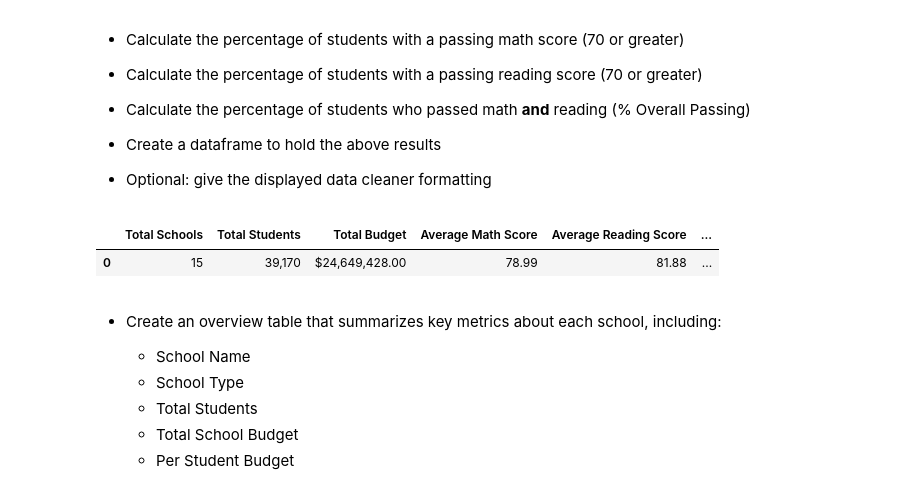
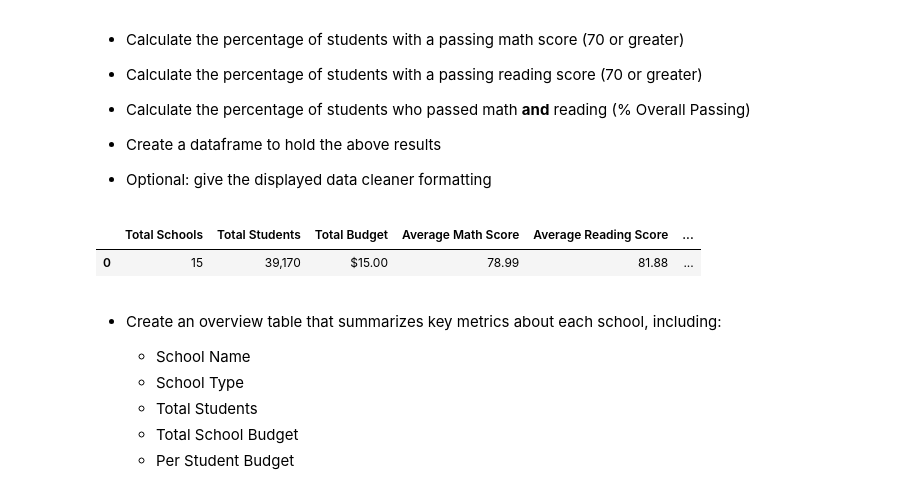
Before and after one commit to beaujeffrey03/pandas-challenge, a Jupyter notebook: PyCitySchools/PyCitySchools.ipynb, the cells around one changed output. Drawn from its saved outputs; the diff is of its cells as text; code cells hidden in the pictures.

```diff
--- a/PyCitySchools/PyCitySchools.ipynb
+++ b/PyCitySchools/PyCitySchools.ipynb
@@ -32,8 +32,8 @@ student_df.head()
 | 4 | 4 | Bonnie Ray | F | 9th | Huang High School | 97 | 84 |
 # %%
 school_df = school_data.rename(columns={"school_name":"School Name",
-                                      "type":"Type",
-                                      "size":"Size",
-                                      "budget":"Budget"})
+                                      "type":"School Type",
+                                      "size":"School Size",
+                                      "budget":"School Budget"})
 school_df.head()
 # %% [output]
@@ -90,46 +97,48 @@ combined_df.head()
 
 * Optional: give the displayed data cleaner formatting
 # %%
-total_schools = combined_df["School Name"].nunique()
+total_schools = combined_df['School Name'].nunique()
 
 st_index = combined_df.index
 total_students = len(st_index)
 
-total_budget = school_df["Budget"].sum()
+total_budget = school_df['School Budget'].count()
 
-avg_math_score = combined_df["Math Score"].mean()
+avg_math_score = combined_df['Math Score'].mean()
 
-avg_read_score = combined_df["Reading Score"].mean()
+avg_read_score = combined_df['Reading Score'].mean()
 
-passing_math = len(combined_df.loc[combined_df["Math Score"] >= 70]) / total_students
+passing_math = len(combined_df[combined_df['Math Score'] >= 70]) / total_students
 
-passing_read = len(combined_df.loc[combined_df["Reading Score"] >= 70]) / total_students
+passing_read = len(combined_df[combined_df['Reading Score'] >= 70]) / total_students
 
-overall_passing = len(combined_df.loc[(combined_df["Math Score"]>=70) & (combined_df["Reading Score"]>=70)]) / total_students
+overall_passing = len(combined_df[(combined_df['Math Score']>=70) & (combined_df['Reading Score']>=70)]) / total_students
 
+# Create Disctrict Summary DF
 dist_summary_df = pd.DataFrame({'Total Schools': [total_schools],
                                 'Total Students': total_students,
                                 'Total Budget': total_budget,
                                 'Average Math Score': avg_math_score,
                                 'Average Reading Score': avg_read_score,
                                 'Students Passing Math (%)': passing_math,
                                 'Students Passing Reading (%)': passing_read,
                                 'Students Overall Passing (%)': overall_passing
                                 })
 
-dist_summary_df['Total Students'] = dist_summary_df['Total Students'].map("{:,}".format)
+# Dictrict Summary DF formatting
+dist_summary_df['Total Students'] = dist_summary_df['Total Students'].map('{:,}'.format)
 dist_summary_df['Total Budget'] = dist_summary_df['Total Budget'].astype(float).map(
-    "${:,.2f}".format)
-dist_summary_df['Average Math Score'] = dist_summary_df['Average Math Score'].map("{:.2f}".format)
-dist_summary_df['Average Reading Score'] = dist_summary_df['Average Reading Score'].map("{:.2f}".format)
+    '${:,.2f}'.format)
+dist_summary_df['Average Math Score'] = dist_summary_df['Average Math Score'].map('{:.2f}'.format)
+dist_summary_df['Average Reading Score'] = dist_summary_df['Average Reading Score'].map('{:.2f}'.format)
 dist_summary_df['Students Passing Math (%)'] = dist_summary_df['Students Passing Math (%)'].map('{:.2%}'.format)
 dist_summary_df['Students Passing Reading (%)'] = dist_summary_df['Students Passing Reading (%)'].map('{:.2%}'.format)
 dist_summary_df['Students Overall Passing (%)'] = dist_summary_df['Students Overall Passing (%)'].map('{:.2%}'.format)
 
 dist_summary_df
 # %% [output]
 |  | Total Schools | Total Students | Total Budget | Average Math Score | Average Reading Score | ... |
-| 0 | 15 | 39,170 | $24,649,428.00 | 78.99 | 81.88 | ... |
+| 0 | 15 | 39,170 | $15.00 | 78.99 | 81.88 | ... |
 # %% [markdown]
 * Create an overview table that summarizes key metrics about each school, including:
   * School Name
```
Also changed, not shown: parts of 5 cells of this notebook.
